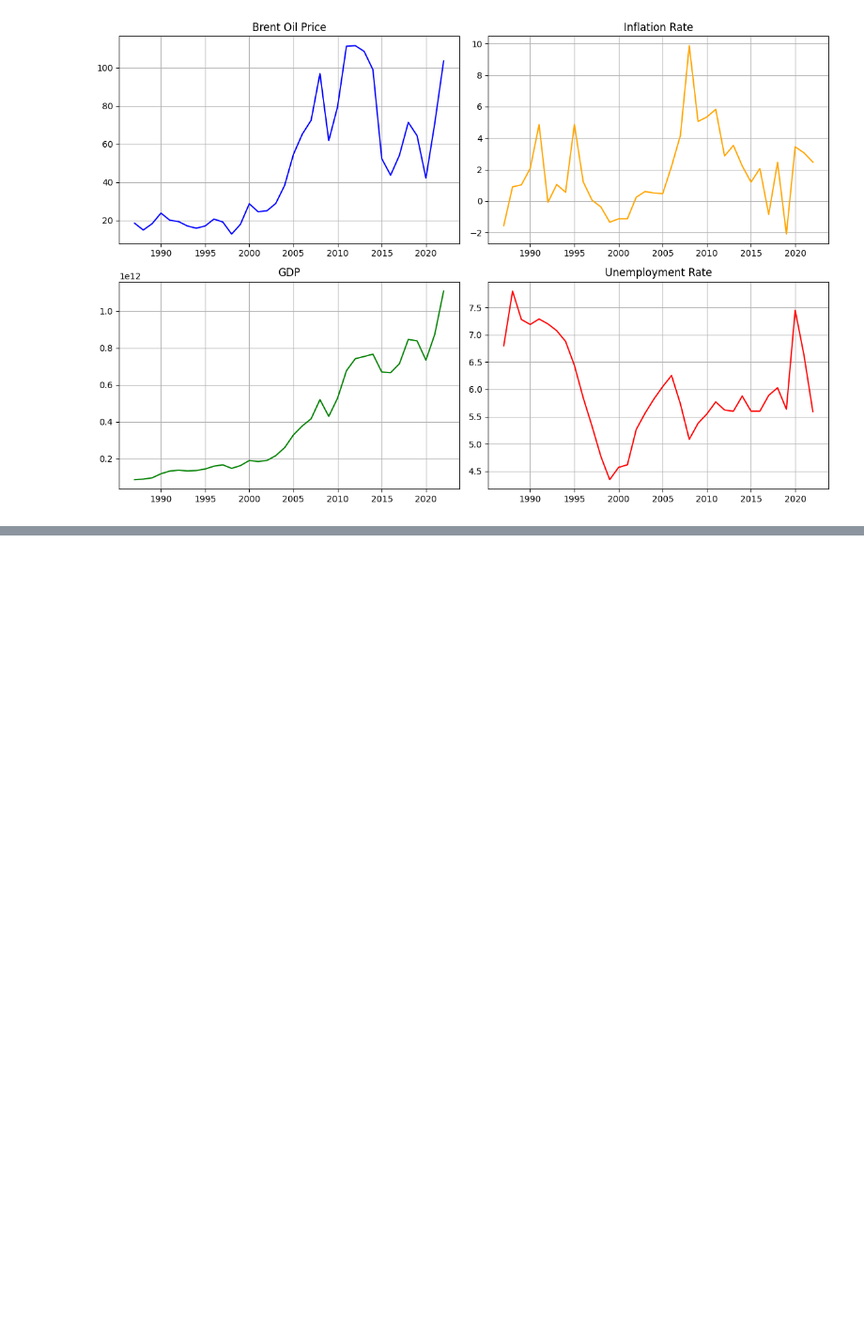
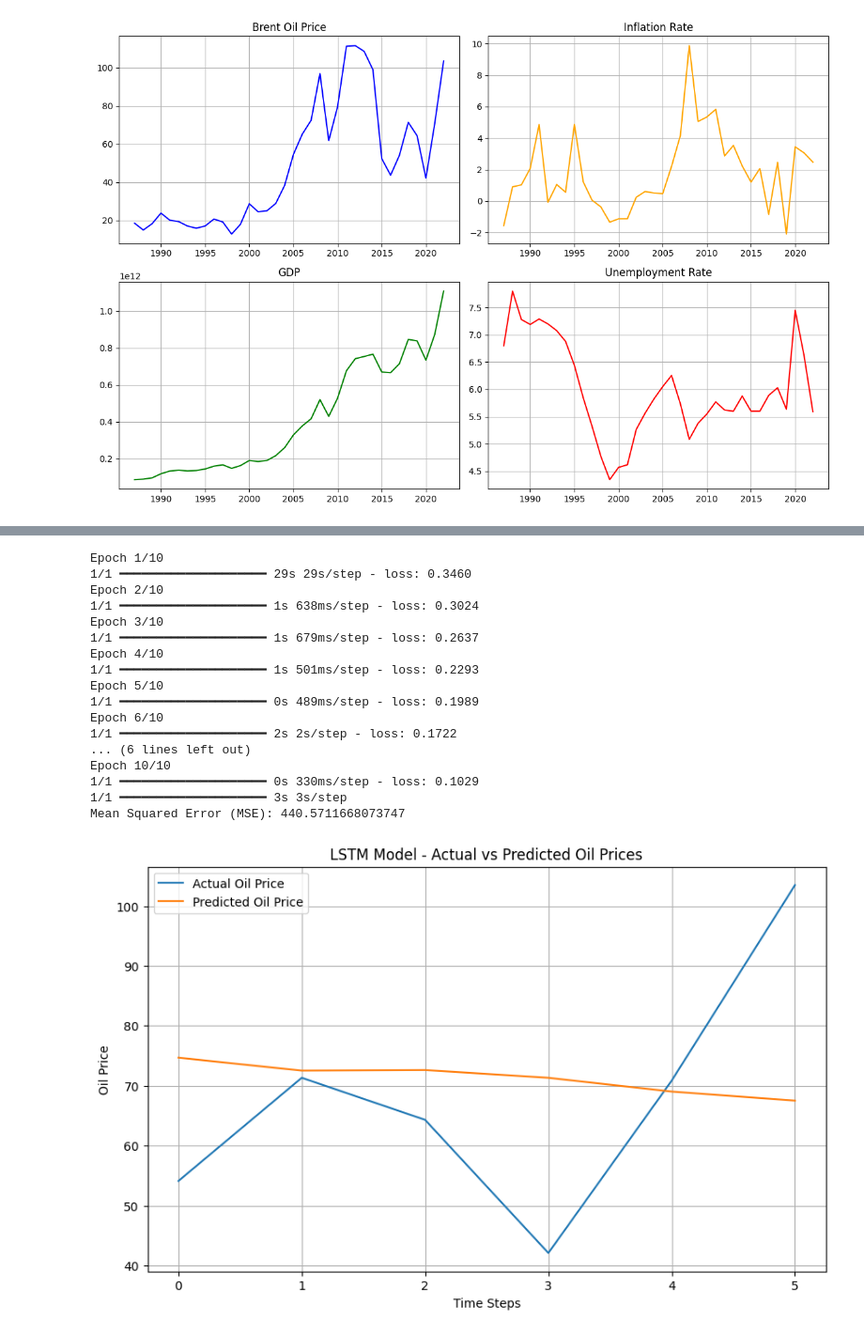
Before and after one commit to Endekalu777/OilMarketInsights, a Jupyter notebook: notebooks/Saudi_arabia.ipynb, the cells around one changed output, grey strips where cells are left out. Shown at 94% size. Saved outputs shown, nothing was run; the diff lists cells and outputs as text; code cells hidden in the pictures; blank space fills up the shorter version.

```diff
--- a/notebooks/Saudi_arabia.ipynb
+++ b/notebooks/Saudi_arabia.ipynb
@@ -58,3 +58,24 @@ Covariance Type:               approx
 
 Warnings:
 [1] Covariance matrix calculated using numerical (complex-step) differentiation.
+# %%
+analysis.fit_lstm_model()
+# %% [output]
+Epoch 1/10
+1/1 ━━━━━━━━━━━━━━━━━━━━ 29s 29s/step - loss: 0.3460
+Epoch 2/10
+1/1 ━━━━━━━━━━━━━━━━━━━━ 1s 638ms/step - loss: 0.3024
+Epoch 3/10
+1/1 ━━━━━━━━━━━━━━━━━━━━ 1s 679ms/step - loss: 0.2637
+Epoch 4/10
+1/1 ━━━━━━━━━━━━━━━━━━━━ 1s 501ms/step - loss: 0.2293
+Epoch 5/10
+1/1 ━━━━━━━━━━━━━━━━━━━━ 0s 489ms/step - loss: 0.1989
+Epoch 6/10
+1/1 ━━━━━━━━━━━━━━━━━━━━ 2s 2s/step - loss: 0.1722
+... (6 lines left out)
+Epoch 10/10
+1/1 ━━━━━━━━━━━━━━━━━━━━ 0s 330ms/step - loss: 0.1029
+1/1 ━━━━━━━━━━━━━━━━━━━━ 3s 3s/step
+Mean Squared Error (MSE): 440.5711668073747
+[figure, added]
```
Also changed, not shown: parts of 2 cells of this notebook, 4 other files.
